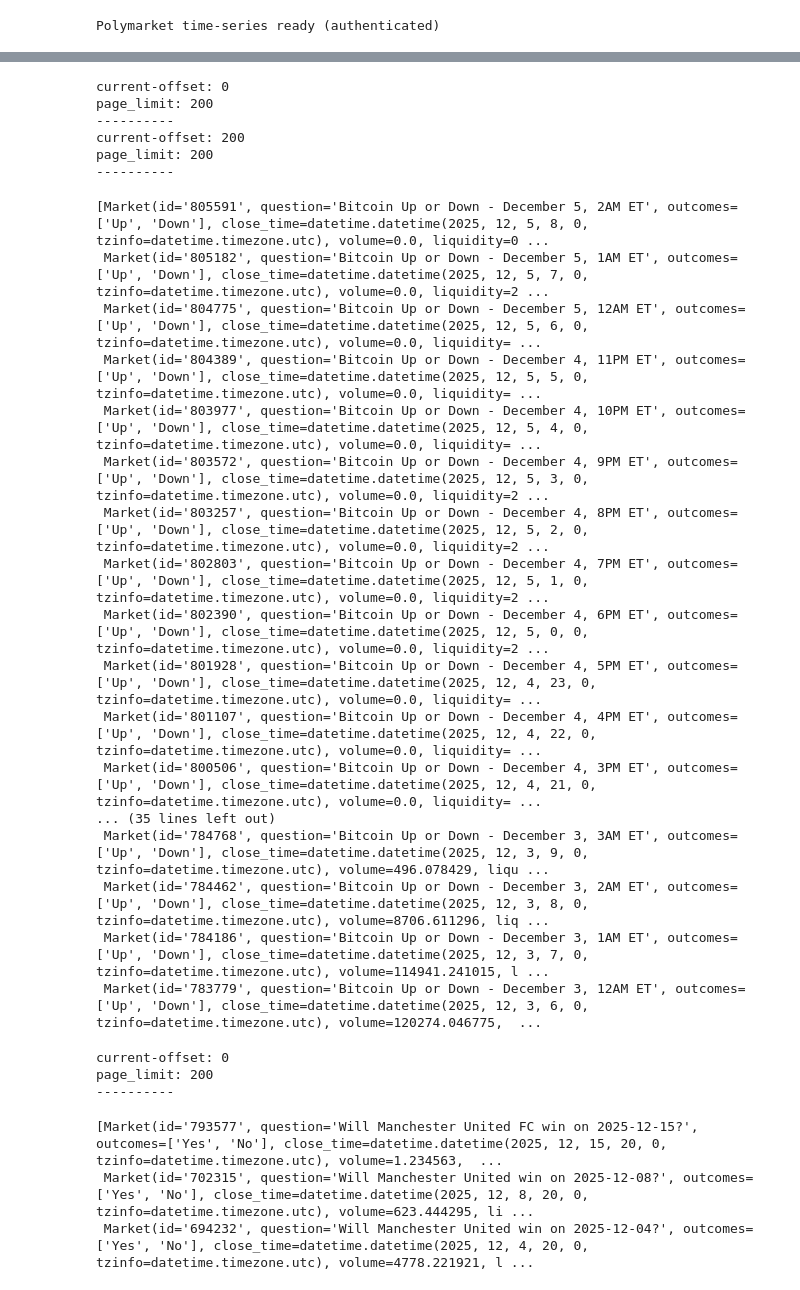
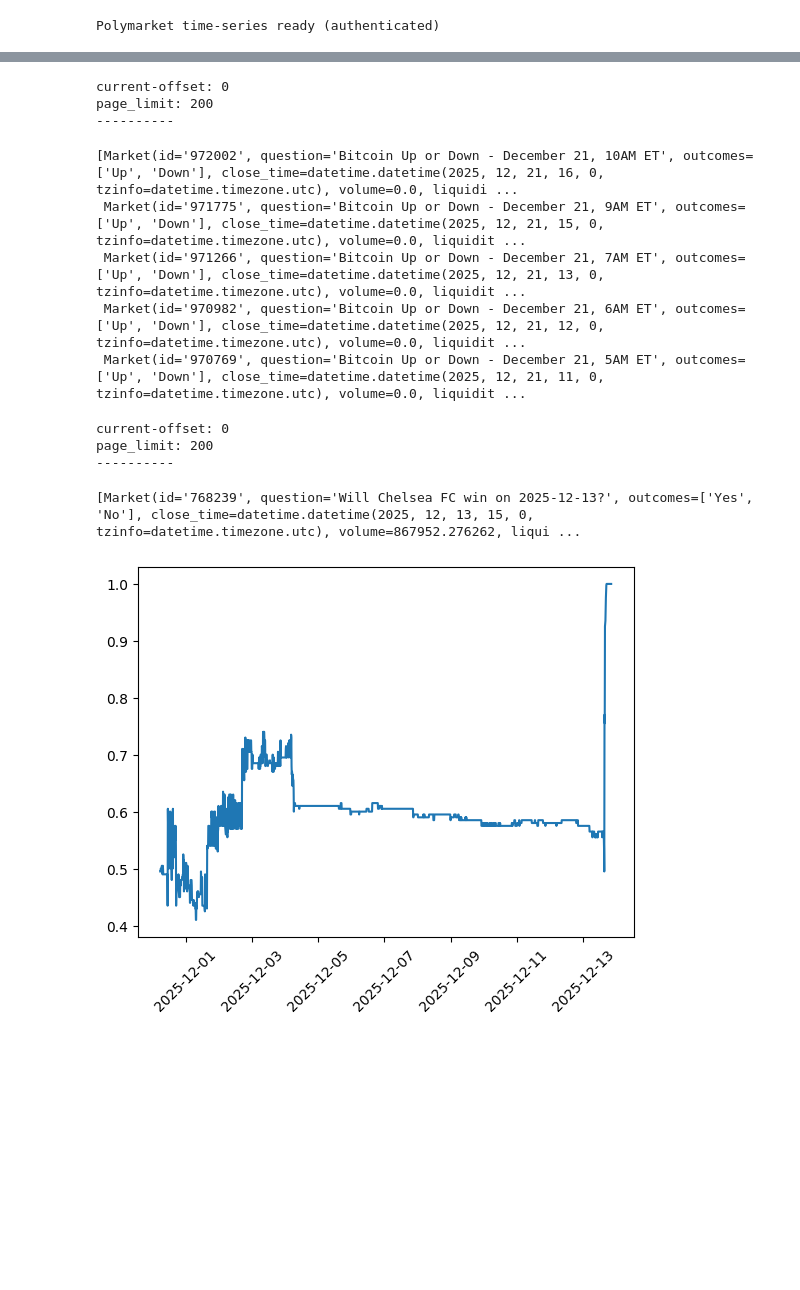
Before and after one commit to guzus/dr-manhattan, a Jupyter notebook: backtest/example_ipynb/fetch_data_example.ipynb, the cells around one changed output, grey strips where cells are left out. Drawn from its saved outputs; the diff is of its cells as text; code cells hidden in the pictures; blank space fills up the shorter version.

```diff
--- a/backtest/example_ipynb/fetch_data_example.ipynb
+++ b/backtest/example_ipynb/fetch_data_example.ipynb
@@ -35,59 +35,44 @@ crypto_markets = exchange.search_markets(
     log=True
 )
 
-crypto_markets
+crypto_markets[:5]
 # %% [output]
 current-offset: 0
 page_limit: 200
 ----------
-current-offset: 200
-page_limit: 200
-----------
-[Market(id='805591', question='Bitcoin Up or Down - December 5, 2AM ET', outcomes=['Up', 'Down'], close_time=datetime.datetime(2025, 12, 5, 8, 0, tzinfo=datetime.timezone.utc), volume=0.0, liquidity=0 ...
- Market(id='805182', question='Bitcoin Up or Down - December 5, 1AM ET', outcomes=['Up', 'Down'], close_time=datetime.datetime(2025, 12, 5, 7, 0, tzinfo=datetime.timezone.utc), volume=0.0, liquidity=2 ...
- Market(id='804775', question='Bitcoin Up or Down - December 5, 12AM ET', outcomes=['Up', 'Down'], close_time=datetime.datetime(2025, 12, 5, 6, 0, tzinfo=datetime.timezone.utc), volume=0.0, liquidity= ...
- Market(id='804389', question='Bitcoin Up or Down - December 4, 11PM ET', outcomes=['Up', 'Down'], close_time=datetime.datetime(2025, 12, 5, 5, 0, tzinfo=datetime.timezone.utc), volume=0.0, liquidity= ...
- Market(id='803977', question='Bitcoin Up or Down - December 4, 10PM ET', outcomes=['Up', 'Down'], close_time=datetime.datetime(2025, 12, 5, 4, 0, tzinfo=datetime.timezone.utc), volume=0.0, liquidity= ...
- Market(id='803572', question='Bitcoin Up or Down - December 4, 9PM ET', outcomes=['Up', 'Down'], close_time=datetime.datetime(2025, 12, 5, 3, 0, tzinfo=datetime.timezone.utc), volume=0.0, liquidity=2 ...
- Market(id='803257', question='Bitcoin Up or Down - December 4, 8PM ET', outcomes=['Up', 'Down'], close_time=datetime.datetime(2025, 12, 5, 2, 0, tzinfo=datetime.timezone.utc), volume=0.0, liquidity=2 ...
- Market(id='802803', question='Bitcoin Up or Down - December 4, 7PM ET', outcomes=['Up', 'Down'], close_time=datetime.datetime(2025, 12, 5, 1, 0, tzinfo=datetime.timezone.utc), volume=0.0, liquidity=2 ...
- Market(id='802390', question='Bitcoin Up or Down - December 4, 6PM ET', outcomes=['Up', 'Down'], close_time=datetime.datetime(2025, 12, 5, 0, 0, tzinfo=datetime.timezone.utc), volume=0.0, liquidity=2 ...
- Market(id='801928', question='Bitcoin Up or Down - December 4, 5PM ET', outcomes=['Up', 'Down'], close_time=datetime.datetime(2025, 12, 4, 23, 0, tzinfo=datetime.timezone.utc), volume=0.0, liquidity= ...
- Market(id='801107', question='Bitcoin Up or Down - December 4, 4PM ET', outcomes=['Up', 'Down'], close_time=datetime.datetime(2025, 12, 4, 22, 0, tzinfo=datetime.timezone.utc), volume=0.0, liquidity= ...
- Market(id='800506', question='Bitcoin Up or Down - December 4, 3PM ET', outcomes=['Up', 'Down'], close_time=datetime.datetime(2025, 12, 4, 21, 0, tzinfo=datetime.timezone.utc), volume=0.0, liquidity= ...
-... (35 lines left out)
- Market(id='784768', question='Bitcoin Up or Down - December 3, 3AM ET', outcomes=['Up', 'Down'], close_time=datetime.datetime(2025, 12, 3, 9, 0, tzinfo=datetime.timezone.utc), volume=496.078429, liqu ...
- Market(id='784462', question='Bitcoin Up or Down - December 3, 2AM ET', outcomes=['Up', 'Down'], close_time=datetime.datetime(2025, 12, 3, 8, 0, tzinfo=datetime.timezone.utc), volume=8706.611296, liq ...
- Market(id='784186', question='Bitcoin Up or Down - December 3, 1AM ET', outcomes=['Up', 'Down'], close_time=datetime.datetime(2025, 12, 3, 7, 0, tzinfo=datetime.timezone.utc), volume=114941.241015, l ...
- Market(id='783779', question='Bitcoin Up or Down - December 3, 12AM ET', outcomes=['Up', 'Down'], close_time=datetime.datetime(2025, 12, 3, 6, 0, tzinfo=datetime.timezone.utc), volume=120274.046775,  ...
+[Market(id='972002', question='Bitcoin Up or Down - December 21, 10AM ET', outcomes=['Up', 'Down'], close_time=datetime.datetime(2025, 12, 21, 16, 0, tzinfo=datetime.timezone.utc), volume=0.0, liquidi ...
+ Market(id='971775', question='Bitcoin Up or Down - December 21, 9AM ET', outcomes=['Up', 'Down'], close_time=datetime.datetime(2025, 12, 21, 15, 0, tzinfo=datetime.timezone.utc), volume=0.0, liquidit ...
+ Market(id='971266', question='Bitcoin Up or Down - December 21, 7AM ET', outcomes=['Up', 'Down'], close_time=datetime.datetime(2025, 12, 21, 13, 0, tzinfo=datetime.timezone.utc), volume=0.0, liquidit ...
+ Market(id='970982', question='Bitcoin Up or Down - December 21, 6AM ET', outcomes=['Up', 'Down'], close_time=datetime.datetime(2025, 12, 21, 12, 0, tzinfo=datetime.timezone.utc), volume=0.0, liquidit ...
+ Market(id='970769', question='Bitcoin Up or Down - December 21, 5AM ET', outcomes=['Up', 'Down'], close_time=datetime.datetime(2025, 12, 21, 11, 0, tzinfo=datetime.timezone.utc), volume=0.0, liquidit ...
 # %%
 epl_tag = exchange.get_tag_by_slug('EPL')
 
-tottenham_markets = exchange.search_markets(
+epl_markets = exchange.search_markets(
         limit=200,
         tag_id=epl_tag.id,
-        closed=False,
-        keywords=['will', 'win on', 'manchester united'],
+        closed=True,
+        keywords=['will', 'win on', 'chelsea'],
         log=True
     )
 
-tottenham_markets
+epl_markets
 # %% [output]
 current-offset: 0
 page_limit: 200
 ----------
-[Market(id='793577', question='Will Manchester United FC win on 2025-12-15?', outcomes=['Yes', 'No'], close_time=datetime.datetime(2025, 12, 15, 20, 0, tzinfo=datetime.timezone.utc), volume=1.234563,  ...
- Market(id='702315', question='Will Manchester United win on 2025-12-08?', outcomes=['Yes', 'No'], close_time=datetime.datetime(2025, 12, 8, 20, 0, tzinfo=datetime.timezone.utc), volume=623.444295, li ...
- Market(id='694232', question='Will Manchester United win on 2025-12-04?', outcomes=['Yes', 'No'], close_time=datetime.datetime(2025, 12, 4, 20, 0, tzinfo=datetime.timezone.utc), volume=4778.221921, l ...
+[Market(id='768239', question='Will Chelsea FC win on 2025-12-13?', outcomes=['Yes', 'No'], close_time=datetime.datetime(2025, 12, 13, 15, 0, tzinfo=datetime.timezone.utc), volume=867952.276262, liqui ...
 # %%
 target_market = crypto_markets[0]
-# target_market = tottenham_markets[0]
+target_market = epl_markets[0]
 
 df = exchange.fetch_price_history(target_market, interval="max", fidelity=1, as_dataframe=True)
 
 plt.plot(df['timestamp'], df['price'])
 plt.xticks(rotation=45)
 plt.show()
+# %% [output]
+[figure, added]
 # %%
 trades = exchange.fetch_public_trades(market=target_market, limit=10000, as_dataframe=True, log=True)
 
```
Also changed, not shown: parts of 3 cells of this notebook, 5 other files.
